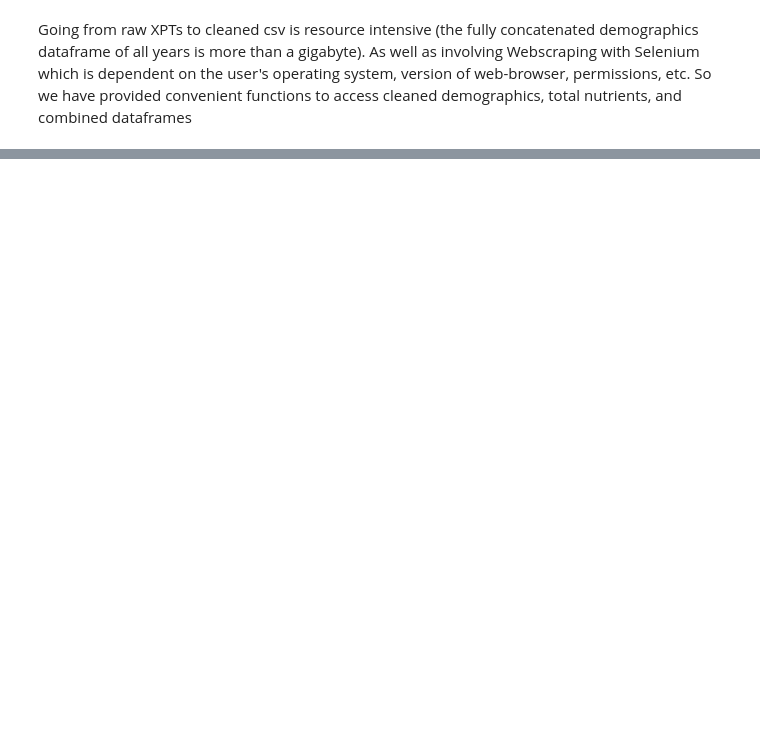
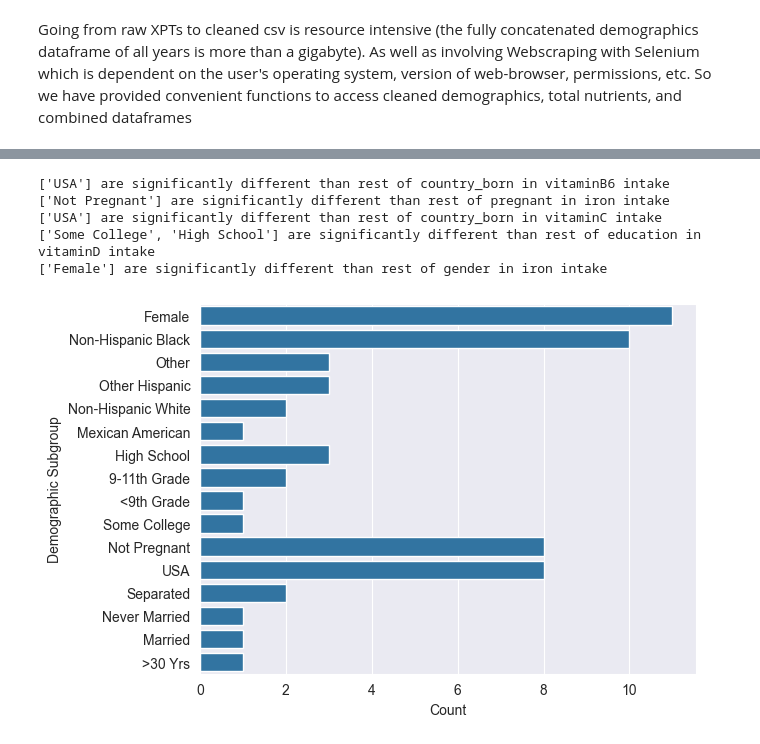
Before and after one commit to TheFish18/MADSMilestoneI, a Jupyter notebook: Scripts/main.ipynb, the cells around one changed output, grey strips where cells are left out. Drawn from its saved outputs; the diff is of its cells as text; code cells hidden in the pictures; blank space fills up the shorter version.

```diff
--- a/Scripts/main.ipynb
+++ b/Scripts/main.ipynb
@@ -190,0 +322,75 @@ In the past. I have had the most luck looking at the various distributions of va
+# %%
+def population_difference_identifier(df: pd.DataFrame, demographic: str, nutrient: str) -> tuple:
+    """
+    This function filters the dataframe by each distinct value in demographic column,
+    and checks if there is a statistically significant difference in that subgroup
+    compared to the rest of the population using a t-test p-value (<0.05)
+    :param df: NHANES combined DF
+    :param demographic: demographic column name
+    :param nutrient: nutrient column name
+    :return: (tuple)
+        returns (nutrient, demographic, sub_group) for those subgroups that are significant
+    """
+    out = []
+    #get the unique values from the specified demographic
+    sub_groups = pd.unique(df[demographic])
+    for sub_group in sub_groups:
+        sub_group_data = df[df[demographic]==sub_group][nutrient].values
+        everyone_else = df[df[demographic]!=sub_group][nutrient].values
+        chival, pval = ttest_ind(everyone_else, sub_group_data)
+        if pval < 0.05 and sub_group_data.mean() < everyone_else.mean():
+            out.append(sub_group)
+
+    return out
+
+def get_significant_subgroups():
+    """
+    Runs an example of the EDA function that allows us to systematically look for subgroups that
+    are statistically different than the rest of the population
+    :return:
+    """
+    demographics = list(NHANESDataFrame.get_sparse_to_cat_dict().keys())
+    nutrients = [
+        'protein', 'calcium', 'phosphorus',
+        'magnesium', 'vitaminA', 'vitaminB6', 'vitaminB12',
+        'vitaminC', 'vitaminD', 'vitaminK', 'iron', 'sodium'
+    ]
+
+    df = get_combined_df()
+    df = NHANESDataFrame.sparse_col_to_str(df)
+
+    name_tup = namedtuple("Row", "demographic nutrient sig_subgroups")
+    out = []
+    for demographic in demographics:
+        for nutrient in nutrients:
+            sig_subgroups = population_difference_identifier(df, demographic, nutrient)
+            if len(sig_subgroups) > 0:
+                out.append(name_tup(demographic, nutrient, sig_subgroups))
+
+    for i in np.random.randint(0, len(out), 5):
+        tup = out[i]
+        print(f'{tup.sig_subgroups} are significantly different than rest of {tup.demographic} in {tup.nutrient} intake')
+    return out
+
+counter = Counter()
+for sig_subgroup in get_significant_subgroups():
+    subgroup = sig_subgroup[2]
+    counter.update(subgroup)
+
+df = pd.Series(
+    counter
+).reset_index(
+    name="Count"
+).rename(
+    columns={'index': 'Demographic Subgroup'}
+)
+
+sns.barplot(df, x="Count", y="Demographic Subgroup")
+plt.show()
+# %% [output]
+['USA'] are significantly different than rest of country_born in vitaminB6 intake
+['Not Pregnant'] are significantly different than rest of pregnant in iron intake
+['USA'] are significantly different than rest of country_born in vitaminC intake
+['Some College', 'High School'] are significantly different than rest of education in vitaminD intake
+['Female'] are significantly different than rest of gender in iron intake
+[figure, added]
```
Also changed, not shown: parts of 23 cells of this notebook, 5 other files.
